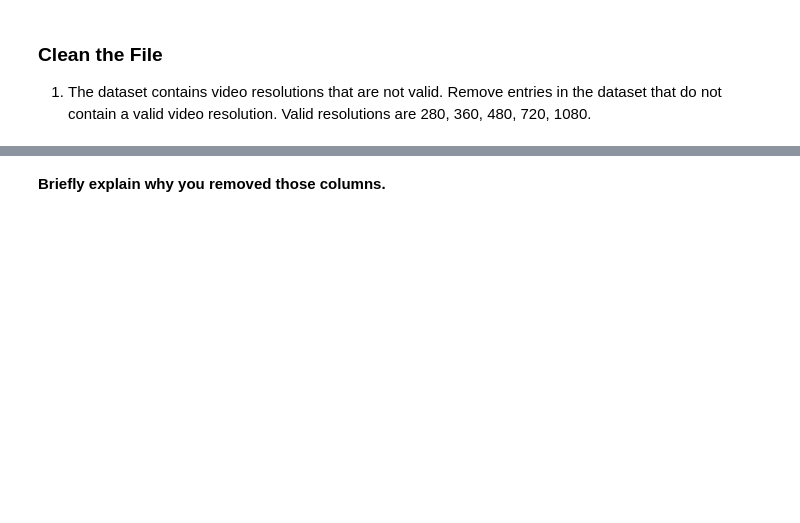
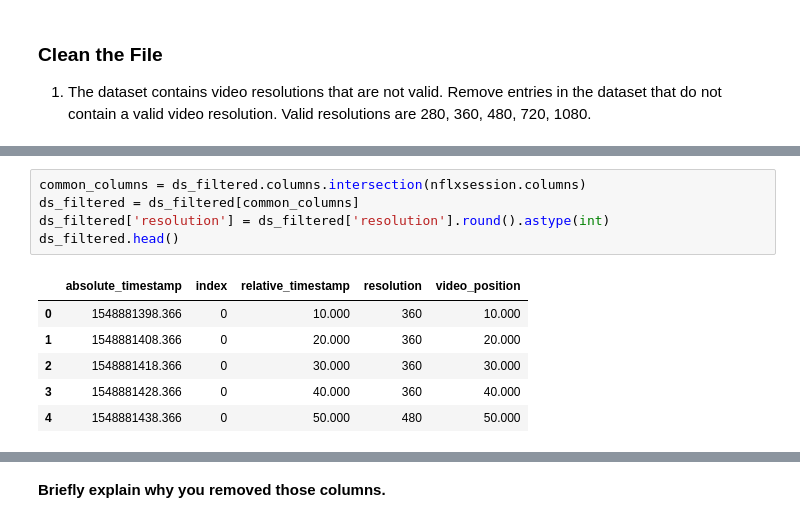
Before and after one commit to Nixolium/ml-systems, a Jupyter notebook: docs/assignments/1-Video-Quality-Inference.ipynb, the cells around one changed output, grey strips where cells are left out. Saved outputs shown, nothing was run; the diff lists cells and outputs as text; blank space fills up the shorter version.

```diff
--- a/docs/assignments/1-Video-Quality-Inference.ipynb
+++ b/docs/assignments/1-Video-Quality-Inference.ipynb
@@ -149,0 +173,12 @@ Load the video dataset pickle file.
+# %%
+common_columns = ds_filtered.columns.intersection(nflxsession.columns)
+ds_filtered = ds_filtered[common_columns]
+ds_filtered['resolution'] = ds_filtered['resolution'].round().astype(int)
+ds_filtered.head()
+# %% [output]
+|  | absolute_timestamp | index | relative_timestamp | resolution | video_position |
+| 0 | 1548881398.366 | 0 | 10.000 | 360 | 10.000 |
+| 1 | 1548881408.366 | 0 | 20.000 | 360 | 20.000 |
+| 2 | 1548881418.366 | 0 | 30.000 | 360 | 30.000 |
+| 3 | 1548881428.366 | 0 | 40.000 | 360 | 40.000 |
+| 4 | 1548881438.366 | 0 | 50.000 | 480 | 50.000 |
```
Also changed, not shown: parts of 27 cells of this notebook.
